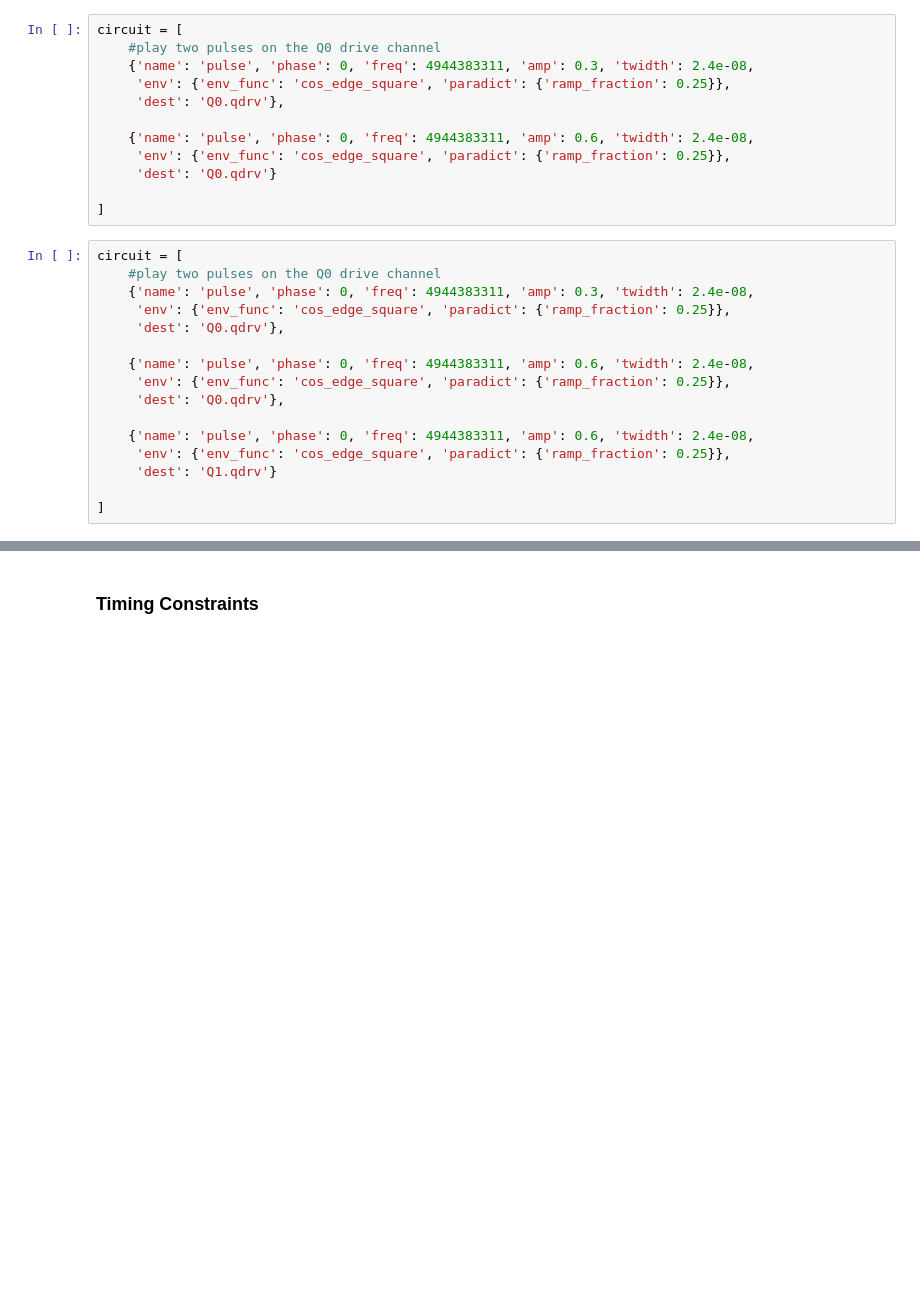
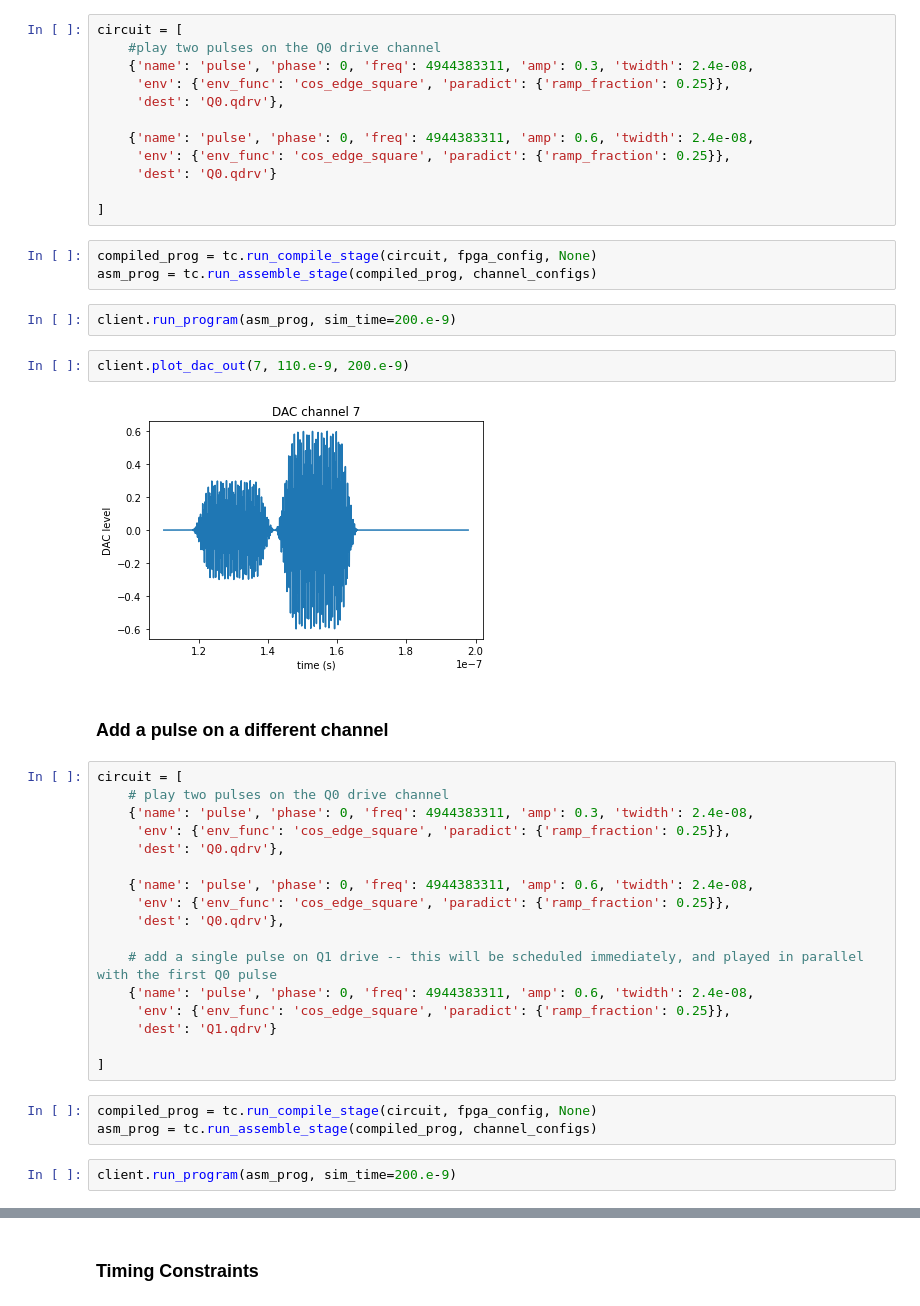
Before and after one commit to lblQubic/qce23tutorial, a Jupyter notebook: Simulating Pulse Outputs Part 1.ipynb, the cells around one changed output, grey strips where cells are left out. Saved outputs shown, nothing was run; the diff lists cells and outputs as text; blank space fills up the shorter version.

```diff
--- a/Simulating Pulse Outputs Part 1.ipynb
+++ b/Simulating Pulse Outputs Part 1.ipynb
@@ -94,9 +146,20 @@ circuit = [
      'dest': 'Q0.qdrv'}
 
 ]
+# %%
+compiled_prog = tc.run_compile_stage(circuit, fpga_config, None)
+asm_prog = tc.run_assemble_stage(compiled_prog, channel_configs)
+# %%
+client.run_program(asm_prog, sim_time=200.e-9)
+# %%
+client.plot_dac_out(7, 110.e-9, 200.e-9)
+# %% [output]
+[figure, added]
+# %% [markdown]
+### Add a pulse on a different channel
 # %%
 circuit = [
-    #play two pulses on the Q0 drive channel
+    # play two pulses on the Q0 drive channel
     {'name': 'pulse', 'phase': 0, 'freq': 4944383311, 'amp': 0.3, 'twidth': 2.4e-08,
      'env': {'env_func': 'cos_edge_square', 'paradict': {'ramp_fraction': 0.25}},
      'dest': 'Q0.qdrv'},
@@ -105,8 +168,14 @@ circuit = [
      'env': {'env_func': 'cos_edge_square', 'paradict': {'ramp_fraction': 0.25}},
      'dest': 'Q0.qdrv'},
 
+    # add a single pulse on Q1 drive -- this will be scheduled immediately, and played in parallel with the first Q0 pulse
     {'name': 'pulse', 'phase': 0, 'freq': 4944383311, 'amp': 0.6, 'twidth': 2.4e-08,
      'env': {'env_func': 'cos_edge_square', 'paradict': {'ramp_fraction': 0.25}},
      'dest': 'Q1.qdrv'}
 
 ]
+# %%
+compiled_prog = tc.run_compile_stage(circuit, fpga_config, None)
+asm_prog = tc.run_assemble_stage(compiled_prog, channel_configs)
+# %%
+client.run_program(asm_prog, sim_time=200.e-9)
```
Also changed, not shown: parts of 16 cells of this notebook, 1 other file.
